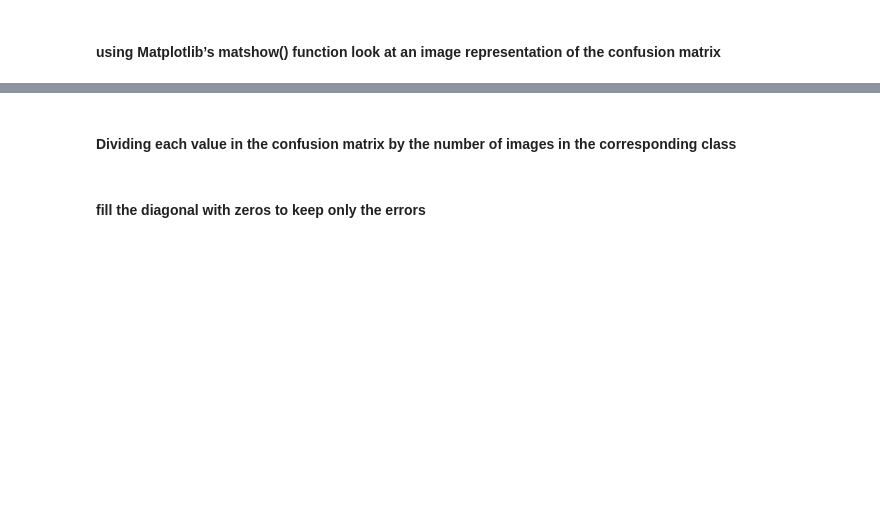
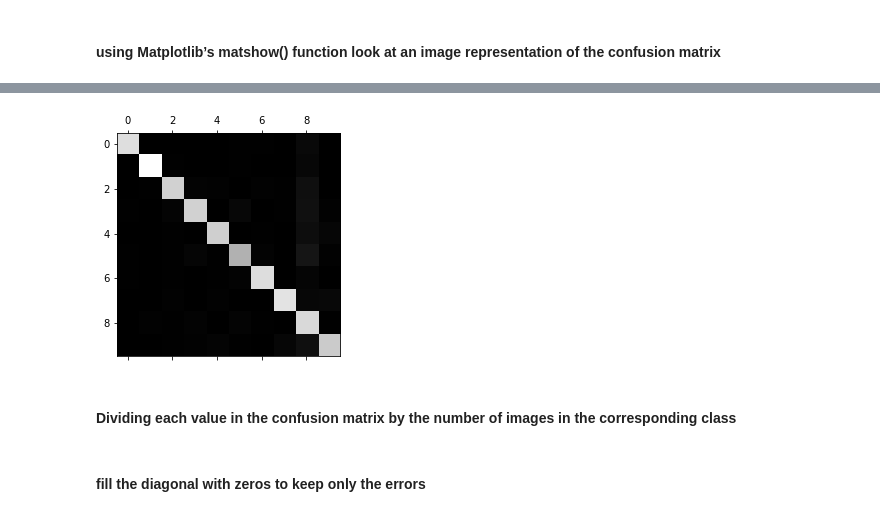
Before and after one commit to esraa-abdelmaksoud/Shai-Training-Notebooks, a Jupyter notebook: task_9_exercises.ipynb, the cells around one changed output, grey strips where cells are left out. Drawn from its saved outputs; the diff is of its cells as text; code cells hidden in the pictures; blank space fills up the shorter version.

```diff
--- a/task_9_exercises.ipynb
+++ b/task_9_exercises.ipynb
@@ -154,3 +164,10 @@ array([[5593,    0,   24,    5,    7,   41,   37,    5,  210,    1],
+# %%
+# CODE HERE
+import matplotlib.pyplot as plt
+plt.matshow(conf_mx, cmap=plt.cm.gray)
+plt.show()
+# %% [output]
+[figure, added]
 # %% [markdown]
 #### Dividing each value in the confusion matrix by the number of images in the corresponding class
 # %%
```
Also changed, not shown: parts of 16 cells of this notebook.
